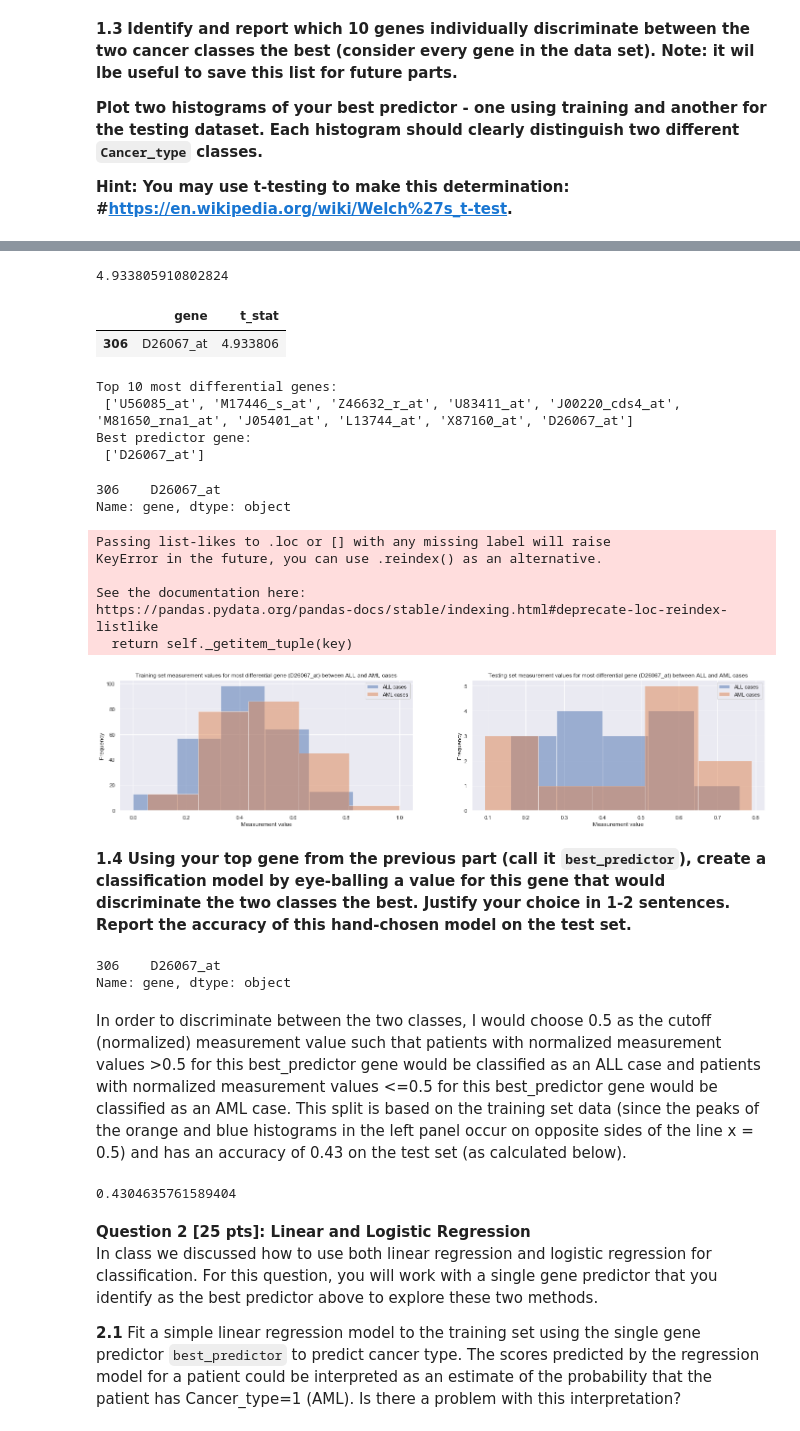
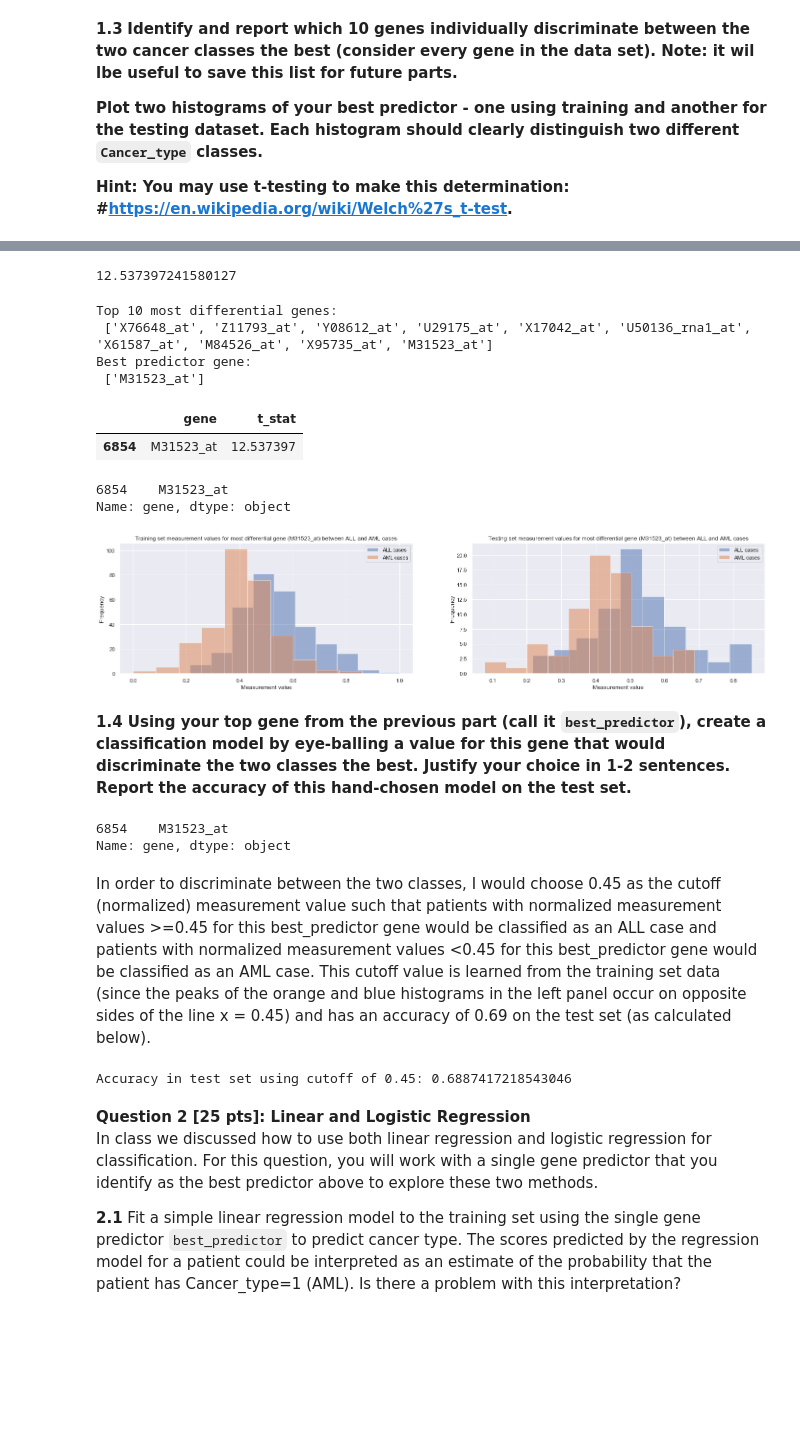
Before and after one commit to ccc255/2019-CS109A, a Jupyter notebook: cs109a_hw4/cs109a_HW4.ipynb, the cells around one changed output, grey strips where cells are left out. Saved outputs shown, nothing was run; the diff lists cells and outputs as text; code cells hidden in the pictures; blank space fills up the shorter version.

```diff
--- a/cs109a_hw4/cs109a_HW4.ipynb
+++ b/cs109a_hw4/cs109a_HW4.ipynb
@@ -159,0 +139,6 @@ X_train_scaled = pd.DataFrame(scaler.transform(X_train), columns = X_train.colum
+# %%
+# Normalize values of each predictor in the train set
+
+scaler = MinMaxScaler().fit(X_train)
+
+X_train_scaled = pd.DataFrame(scaler.transform(X_train), index = X_train.index, columns = X_train.columns)
@@ -183,12 +178,9 @@ Inspect first few genes:
 Overall standard deviation:
  0.1619663206392801
 # %%
-# Also normalize predictors in the testing data
-# should it be X_test in the fit_transform or should it be X_train here? Want to normalize according to the training data
+# Also normalize predictors in the testing data using the scaling parameters leared from training
 
-#X_test_scaled = pd.DataFrame(MinMaxScaler().fit_transform(df.loc[:, df.columns != 'Cancer_type']), columns=X_test.columns)
-
-X_test_scaled = pd.DataFrame(scaler.transform(X_test), columns=X_test.columns)
+X_test_scaled = pd.DataFrame(scaler.transform(X_test), index = X_test.index, columns=X_test.columns)
 # %%
 # Check that normalizing was successful (max should be 1 and min 0 for each predictor)
 X_test_scaled.describe()
@@ -243,16 +238,12 @@ gene_t_stats = pd.DataFrame(d)
 # %%
 gene_t_stats['t_stat'].max()
 # %% [output]
-4.933805910802824
+12.537397241580127
-# %%
-gene_t_stats.loc[gene_t_stats['gene'] == 'D26067_at']
-# %% [output]
-|  | gene | t_stat |
-| 306 | D26067_at | 4.933806 |
 # %%
 # Find top 10 most differential genes
 
 # Find index values for top 10 t statistics (already these are all positive because the absolute value was taken when calculating t statistic)
+# np.argsort sorts from smallest to largest
 top_10_index = np.argsort(t_stat_list)[-10:]
 print('Top 10 most differential genes:\n', list(X_train_scaled.iloc[:,top_10_index].columns))
 
@@ -260,45 +251,44 @@ top_1_index = np.argsort(t_stat_list)[-1:]
 print('Best predictor gene:\n', list(X_train_scaled.iloc[:,top_1_index].columns))
 # %% [output]
 Top 10 most differential genes:
- ['U56085_at', 'M17446_s_at', 'Z46632_r_at', 'U83411_at', 'J00220_cds4_at', 'M81650_rna1_at', 'J05401_at', 'L13744_at', 'X87160_at', 'D26067_at']
+ ['X76648_at', 'Z11793_at', 'Y08612_at', 'U29175_at', 'X17042_at', 'U50136_rna1_at', 'X61587_at', 'M84526_at', 'X95735_at', 'M31523_at']
 Best predictor gene:
- ['D26067_at']
+ ['M31523_at']
+# %%
+# check - may delete later
+gene_t_stats.loc[gene_t_stats['gene'] == 'M31523_at']
+# %% [output]
+|  | gene | t_stat |
+| 6854 | M31523_at | 12.537397 |
 # %%
 # Confirm that gene with max t statistic
 gene_t_stats.loc[gene_t_stats['t_stat'] == gene_t_stats['t_stat'].max()]['gene']
 # %% [output]
-306    D26067_at
+6854    M31523_at
 Name: gene, dtype: object
 # %%
 # Find ALL and AML cases in test data
 ALL_y_test = y_test[y_test == 0].index
 AML_y_test = y_test[y_test == 1].index
 
 # Make histograms of measurement value for best predictor gene in order to observe that measurements differ between ALL and AML cases
 fig, ax = plt.subplots(nrows=1, ncols=2, figsize=(24,5))
-ax = ax.ravel()
 
-ax[0].hist(X_train_scaled.loc[ALL_y_train,list(X_train_scaled.iloc[:,top_1_index].columns)].values, alpha = 0.5, bins=5, label="ALL cases"); # Data for ALL cases
-ax[0].hist(X_train_scaled.loc[AML_y_train,list(X_train_scaled.iloc[:,top_1_index].columns)].values, alpha = 0.5, bins=5, label="AML cases"); # Data for AML cases
+ax[0].hist(X_train_scaled.loc[ALL_y_train,list(X_train_scaled.iloc[:,top_1_index].columns)].values, alpha = 0.5, bins=10, label="ALL cases"); # Data for ALL cases
+ax[0].hist(X_train_scaled.loc[AML_y_train,list(X_train_scaled.iloc[:,top_1_index].columns)].values, alpha = 0.5, bins=10, label="AML cases"); # Data for AML cases
 ax[0].set_title('Training set measurement values for most differential gene ({}) between ALL and AML cases'.format(X_train_scaled.iloc[:,top_1_index].columns[0]))
 ax[0].set_xlabel('Measurement value');
 ax[0].set_ylabel('Frequency');
 ax[0].legend();
 
-ax[1].hist(X_test_scaled.loc[ALL_y_test,list(X_test_scaled.iloc[:,top_1_index].columns)].values, alpha = 0.5, bins=5, label="ALL cases"); # Data for ALL cases
-ax[1].hist(X_test_scaled.loc[AML_y_test,list(X_test_scaled.iloc[:,top_1_index].columns)].values, alpha = 0.5, bins=5, label="AML cases"); # Data for AML cases
+ax[1].hist(X_test_scaled.loc[ALL_y_test,list(X_test_scaled.iloc[:,top_1_index].columns)].values, alpha = 0.5, bins=10, label="ALL cases"); # Data for ALL cases
+ax[1].hist(X_test_scaled.loc[AML_y_test,list(X_test_scaled.iloc[:,top_1_index].columns)].values, alpha = 0.5, bins=10, label="AML cases"); # Data for AML cases
 ax[1].set_title('Testing set measurement values for most differential gene ({}) between ALL and AML cases'.format(X_test_scaled.iloc[:,top_1_index].columns[0]))
 ax[1].set_xlabel('Measurement value');
 ax[1].set_ylabel('Frequency');
 ax[1].legend();
 # %% [output]
-Passing list-likes to .loc or [] with any missing label will raise
-KeyError in the future, you can use .reindex() as an alternative.
-
-See the documentation here:
-https://pandas.pydata.org/pandas-docs/stable/indexing.html#deprecate-loc-reindex-listlike
-  return self._getitem_tuple(key)
-[figure, old version]
+[figure, new version]
 # %% [markdown]
 **1.4 Using your top gene from the previous part (call it  `best_predictor`), create a classification model by eye-balling a value for this gene that would discriminate the two classes the best. Justify your choice in 1-2 sentences. Report the accuracy of this hand-chosen model on the test set.**
 # %%
@@ -307,20 +297,17 @@ https://pandas.pydata.org/pandas-docs/stable/indexing.html#deprecate-loc-reindex
 best_predictor = gene_t_stats.loc[gene_t_stats['t_stat'] == gene_t_stats['t_stat'].max()]['gene']
 print(best_predictor)
 # %% [output]
-306    D26067_at
+6854    M31523_at
 Name: gene, dtype: object
 # %% [markdown]
-In order to discriminate between the two classes, I would choose 0.5 as the cutoff (normalized) measurement value such that patients with normalized measurement values >0.5 for this best_predictor gene would be classified as an ALL case and patients with normalized measurement values <=0.5 for this best_predictor gene would be classified as an AML case. This split is based on the training set data (since the peaks of the orange and blue histograms in the left panel occur on opposite sides of the line x = 0.5) and has an accuracy of 0.43 on the test set (as calculated below).
+In order to discriminate between the two classes, I would choose 0.45 as the cutoff (normalized) measurement value such that patients with normalized measurement values >=0.45 for this best_predictor gene would be classified as an ALL case and patients with normalized measurement values <0.45 for this best_predictor gene would be classified as an AML case. This cutoff value is learned from the training set data (since the peaks of the orange and blue histograms in the left panel occur on opposite sides of the line x = 0.45) and has an accuracy of 0.69 on the test set (as calculated below).
-# %%
-# Accuracy of model is proportion of correct predictions
-
-# Proportion of correct AML cases (1s)
-accuracy_score(y_test, np.round(X_test_scaled.loc[:,list(X_test_scaled.iloc[:,top_1_index].columns)].values))
-
-
-# Proportion of correct ALL cases (0s)
-# %% [output]
-0.4304635761589404
+# %%
+# Find predicted class for each observation given cutoff of 0.45
+yhat_all = (X_test_scaled.loc[:,list(X_test_scaled.iloc[:,top_1_index].columns)] < 0.45)*1.0
+# Find accuracy in test set
+print('Accuracy in test set using cutoff of 0.45:', accuracy_score(y_test, yhat_all))
+# %% [output]
+Accuracy in test set using cutoff of 0.45: 0.6887417218543046
 # %% [markdown]
 <div class='exercise'><b> Question 2 [25 pts]: Linear and Logistic Regression  </b></div>
 
```
Also changed, not shown: parts of 106 cells of this notebook, 18 other files.
